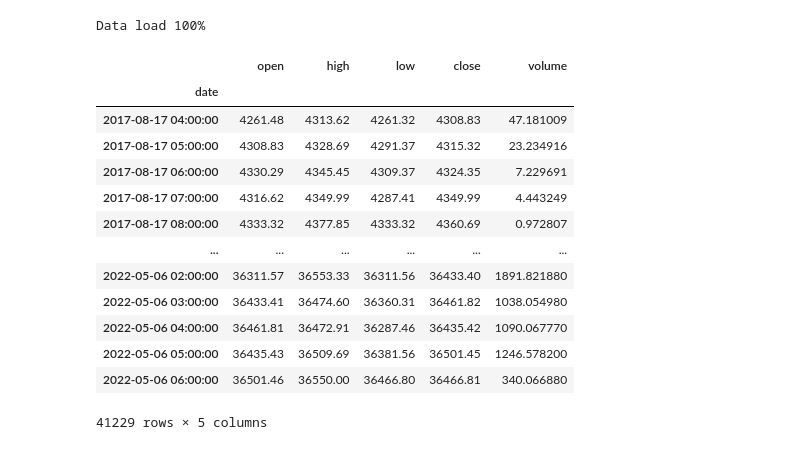
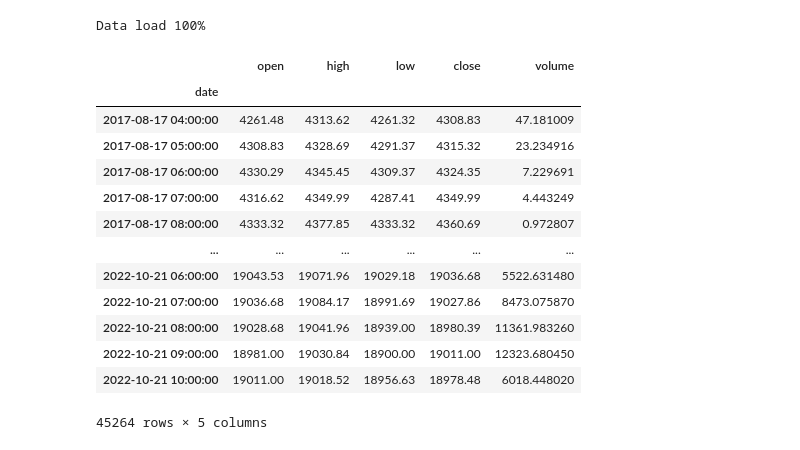
Before and after one commit to CryptoRobotFr/backtest_tools, a Jupyter notebook: backtest/multi_division/super_reversal.ipynb, the cells around one changed output. Cells and saved outputs as stored; diff of their text form; code cells hidden in the pictures.

```diff
--- a/backtest/multi_division/super_reversal.ipynb
+++ b/backtest/multi_division/super_reversal.ipynb
@@ -242,42 +344,42 @@ params_coin = {
         "short_ema_window": 40,
         "long_ema_window": 400
     },
-    "LUNA/USDT": {
+    "BNB/USDT": {
         "wallet_exposure": 0.2,
         "st_short_atr_window": 15,
         "st_short_atr_multiplier": 5,
-        "short_ema_window": 15,
+        "short_ema_window": 20,
         "long_ema_window": 400
     },
 }
 
 pair_list = list(params_coin.keys())
 tf = '1h'
 oldest_pair = "BTC/USDT"
 
 df_list = {}
 for pair in pair_list:
     df = get_historical_from_db(ccxt.binance(), pair, tf, path="../../database/")
     df_list[pair] = df.loc[:]
 
 print("Data load 100%")
 df_list[oldest_pair]
 # %% [output]
 Data load 100%
 |  | open | high | low | close | volume |
 | date |  |  |  |  |  |
 | 2017-08-17 04:00:00 | 4261.48 | 4313.62 | 4261.32 | 4308.83 | 47.181009 |
 | 2017-08-17 05:00:00 | 4308.83 | 4328.69 | 4291.37 | 4315.32 | 23.234916 |
 | 2017-08-17 06:00:00 | 4330.29 | 4345.45 | 4309.37 | 4324.35 | 7.229691 |
 | 2017-08-17 07:00:00 | 4316.62 | 4349.99 | 4287.41 | 4349.99 | 4.443249 |
 | 2017-08-17 08:00:00 | 4333.32 | 4377.85 | 4333.32 | 4360.69 | 0.972807 |
 | ... | ... | ... | ... | ... | ... |
-| 2022-05-06 02:00:00 | 36311.57 | 36553.33 | 36311.56 | 36433.40 | 1891.821880 |
-| 2022-05-06 03:00:00 | 36433.41 | 36474.60 | 36360.31 | 36461.82 | 1038.054980 |
-| 2022-05-06 04:00:00 | 36461.81 | 36472.91 | 36287.46 | 36435.42 | 1090.067770 |
-| 2022-05-06 05:00:00 | 36435.43 | 36509.69 | 36381.56 | 36501.45 | 1246.578200 |
-| 2022-05-06 06:00:00 | 36501.46 | 36550.00 | 36466.80 | 36466.81 | 340.066880 |
+| 2022-10-21 06:00:00 | 19043.53 | 19071.96 | 19029.18 | 19036.68 | 5522.631480 |
+| 2022-10-21 07:00:00 | 19036.68 | 19084.17 | 18991.69 | 19027.86 | 8473.075870 |
+| 2022-10-21 08:00:00 | 19028.68 | 19041.96 | 18939.00 | 18980.39 | 11361.983260 |
+| 2022-10-21 09:00:00 | 18981.00 | 19030.84 | 18900.00 | 19011.00 | 12323.680450 |
+| 2022-10-21 10:00:00 | 19011.00 | 19018.52 | 18956.63 | 18978.48 | 6018.448020 |
-41229 rows × 5 columns
+45264 rows × 5 columns
 # %%
 strat = super_reversion_strat(
     df_list=df_list,
```
Also changed, not shown: parts of 8 cells of this notebook, 2 other files.
